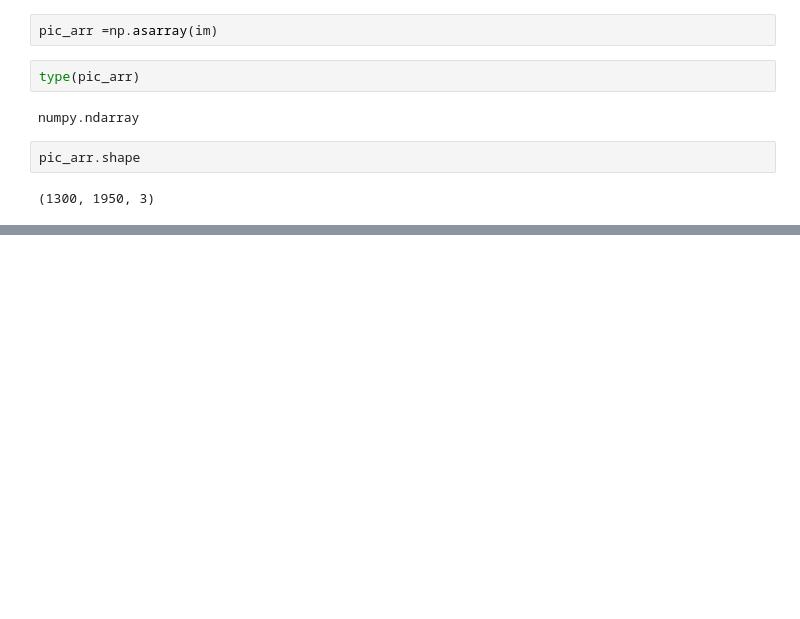
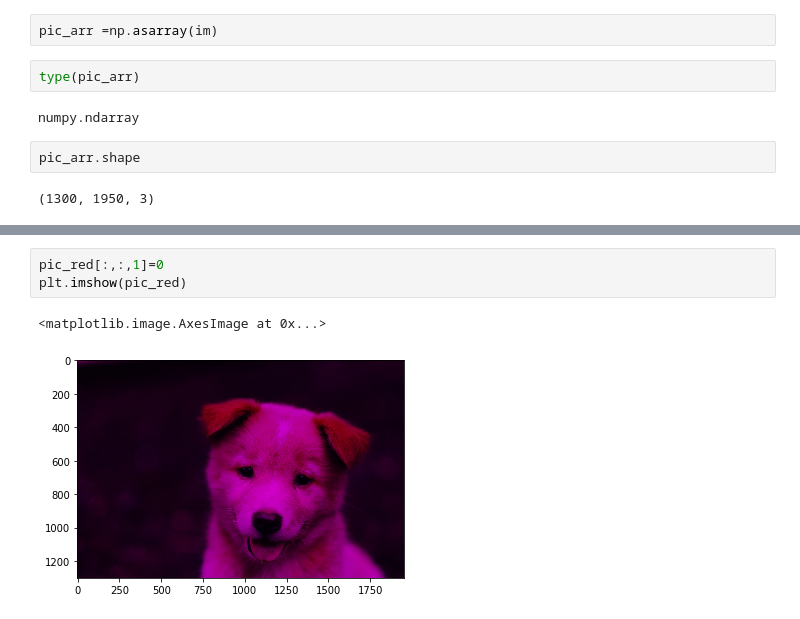
Before and after one commit to sendmail123/DataScience, a Jupyter notebook: OpenCV.ipynb, the cells around one changed output, grey strips where cells are left out. Drawn from its saved outputs; the diff is of its cells as text; blank space fills up the shorter version.

```diff
--- a/OpenCV.ipynb
+++ b/OpenCV.ipynb
@@ -37,0 +59,6 @@ pic_arr.shape
+# %%
+pic_red[:,:,1]=0
+plt.imshow(pic_red)
+# %% [output]
+<matplotlib.image.AxesImage at 0x...>
+[figure, added]
```
Also changed, not shown: parts of 8 cells of this notebook.
